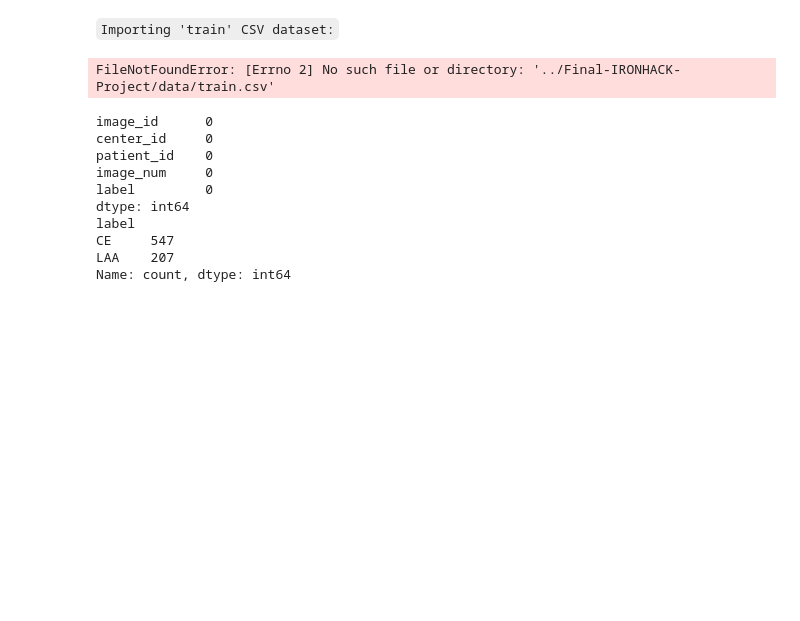
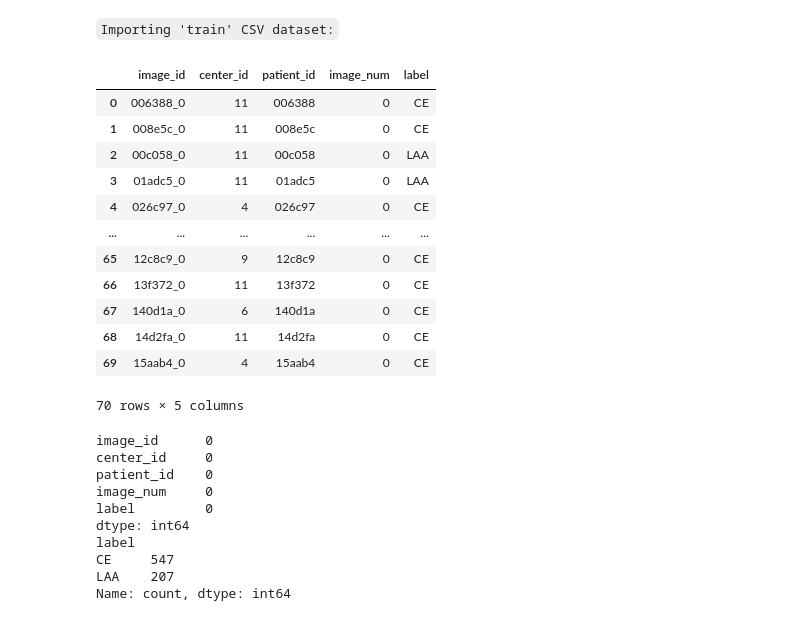
Before and after one commit to sarabenitezinglott/Final-IRONHACK-Project, a Jupyter notebook: exploratory.ipynb, the cells around one changed output. Cells and saved outputs as stored; diff of their text form; code cells hidden in the pictures; blank space fills up the shorter version.

```diff
--- a/exploratory.ipynb
+++ b/exploratory.ipynb
@@ -8,9 +8,21 @@ from src import exploration
 # %%
 importing_train = exploration.DataImporter()
 df_train = importing_train.import_data("train")
-df_train
+df_train.head(80)
 # %% [output]
+|  | image_id | center_id | patient_id | image_num | label |
+| 0 | 006388_0 | 11 | 006388 | 0 | CE |
+| 1 | 008e5c_0 | 11 | 008e5c | 0 | CE |
+| 2 | 00c058_0 | 11 | 00c058 | 0 | LAA |
+| 3 | 01adc5_0 | 11 | 01adc5 | 0 | LAA |
+| 4 | 026c97_0 | 4 | 026c97 | 0 | CE |
+| ... | ... | ... | ... | ... | ... |
+| 65 | 12c8c9_0 | 9 | 12c8c9 | 0 | CE |
+| 66 | 13f372_0 | 11 | 13f372 | 0 | CE |
+| 67 | 140d1a_0 | 6 | 140d1a | 0 | CE |
+| 68 | 14d2fa_0 | 11 | 14d2fa | 0 | CE |
+| 69 | 15aab4_0 | 4 | 15aab4 | 0 | CE |
-FileNotFoundError: [Errno 2] No such file or directory: '../Final-IRONHACK-Project/data/train.csv'
+70 rows × 5 columns
 # %%
 exploration_tr = exploration.Explorer(df_train)
 exp_train = exploration_tr.exploration()
```
Also changed, not shown: 2 other files.
